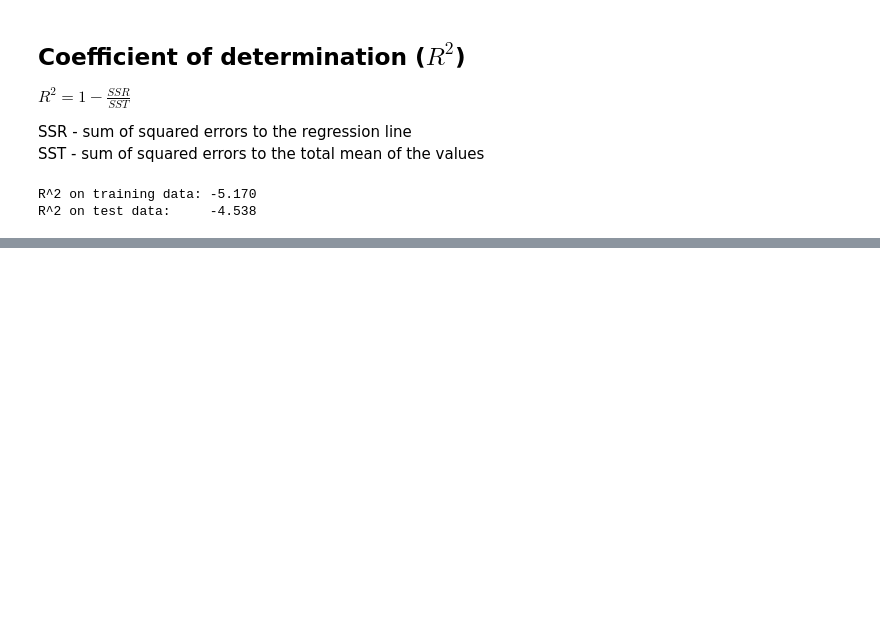
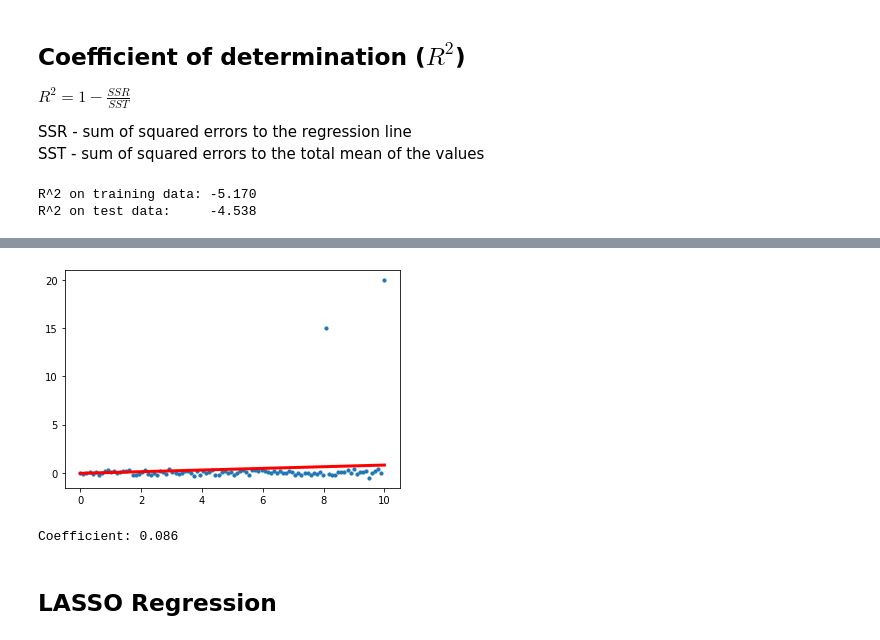
Before and after one commit to henrygander/Machine_Learning, a Jupyter notebook: Data_Science/Example_Projects/02_Regression/Regression with sklearn.ipynb, the cells around one changed output, grey strips where cells are left out. Cells and saved outputs as stored; diff of their text form; code cells hidden in the pictures; blank space fills up the shorter version.

```diff
--- a/Data_Science/Example_Projects/02_Regression/Regression with sklearn.ipynb
+++ b/Data_Science/Example_Projects/02_Regression/Regression with sklearn.ipynb
@@ -398,0 +536,12 @@ R^2 on test data:     -4.538
+# %%
+ridge_m = Ridge(alpha=1.0, normalize=True)
+ridge_m.fit(X,y)
+plt.scatter(X,y,s=10)
+plt.plot(X, ridge_m.predict(X), c='r', linewidth=3)
+plt.show()
+print('Coefficient: {:.3f}'.format(ridge_m.coef_[0]))
+# %% [output]
+[figure, added]
+Coefficient: 0.086
+# %% [markdown]
+## LASSO Regression
```
Also changed, not shown: parts of 27 cells of this notebook, 4 other files.
